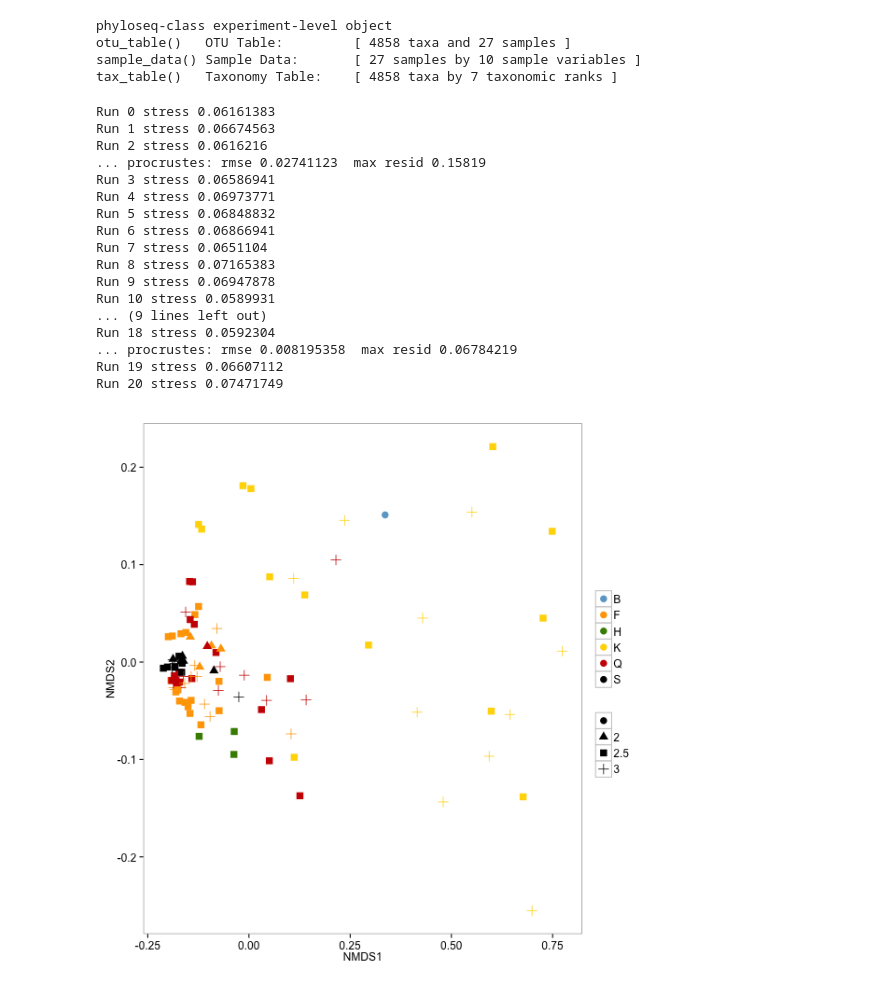
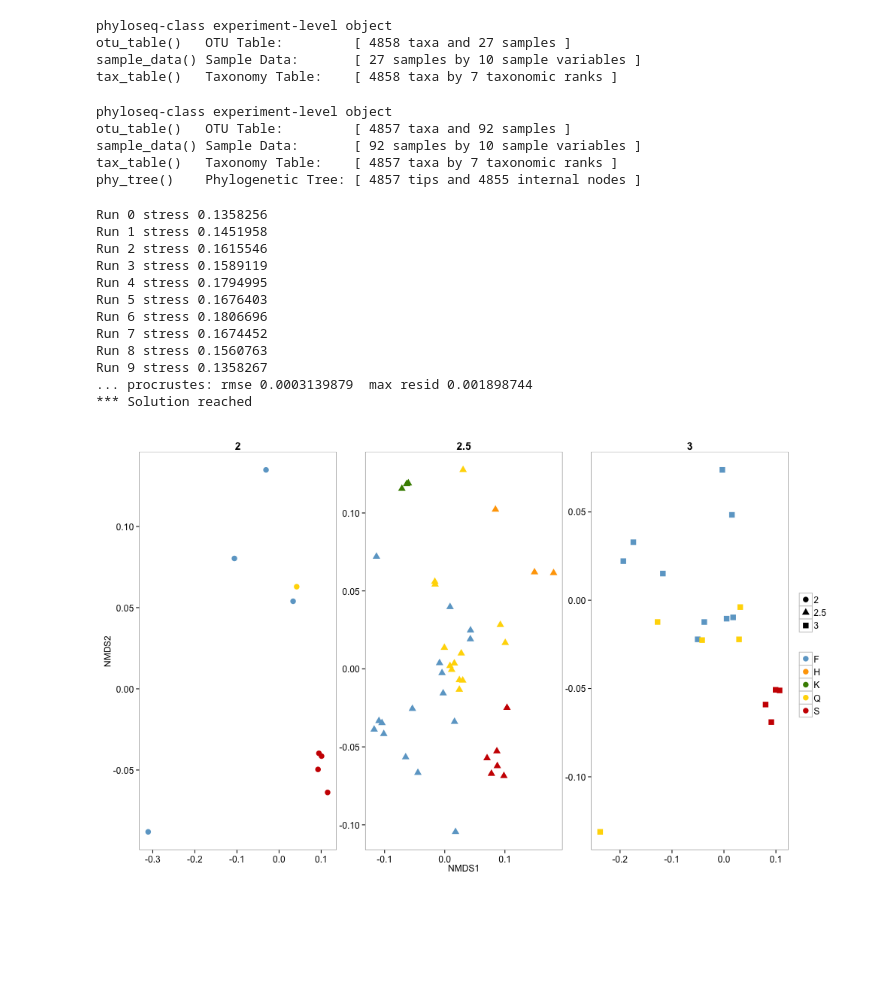
Before and after one commit to TheaWhitman/Mineral16S, a Jupyter notebook: manuscript_figures/Ordination_plots.ipynb, the cells around one changed output. Cells and saved outputs as stored; diff of their text form; code cells hidden in the pictures; blank space fills up the shorter version.

```diff
--- a/manuscript_figures/Ordination_plots.ipynb
+++ b/manuscript_figures/Ordination_plots.ipynb
@@ -75,9 +75,19 @@ phyloseq-class experiment-level object
 otu_table()   OTU Table:         [ 4858 taxa and 27 samples ]
 sample_data() Sample Data:       [ 27 samples by 10 sample variables ]
 tax_table()   Taxonomy Table:    [ 4858 taxa by 7 taxonomic ranks ]
+# %%
+%%R
+ps.no2 <- subset_samples(physeq,Month!=2)
+ps.no2
+# %% [output]
+phyloseq-class experiment-level object
+otu_table()   OTU Table:         [ 4857 taxa and 92 samples ]
+sample_data() Sample Data:       [ 92 samples by 10 sample variables ]
+tax_table()   Taxonomy Table:    [ 4857 taxa by 7 taxonomic ranks ]
+phy_tree()    Phylogenetic Tree: [ 4857 tips and 4855 internal nodes ]
 # %%
 %%R
-ps <- physeq
+ps <- physeq.noSmall
 # %%
 %%R
 # Normalizes the sample counts by the total - i.e., reporting what fraction of each sample each OTU makes up.
@@ -86,29 +96,24 @@ ps_snorm = transform_sample_counts(ps, function(x) x / sum(x))
 %%R
 # Computing the Bray distance matrix and NMDS in parallel
 
-ord.NMDS.full = ordinate(ps_snorm, method = "NMDS", distance = "unifrac")
+ord.NMDS.full = ordinate(ps_snorm, method = "NMDS", distance = "unifrac", weighted=TRUE)
 NMDS.full = plot_ordination(ps_snorm, ord.NMDS.full, axes = c(1,2), justDF = TRUE)
 NMDS.full$Samples = rownames(NMDS.full)
 # %% [output]
-Run 0 stress 0.06161383
-Run 1 stress 0.06674563
-Run 2 stress 0.0616216
-... procrustes: rmse 0.02741123  max resid 0.15819
-Run 3 stress 0.06586941
-Run 4 stress 0.06973771
-Run 5 stress 0.06848832
-Run 6 stress 0.06866941
-Run 7 stress 0.0651104
-Run 8 stress 0.07165383
-Run 9 stress 0.06947878
-Run 10 stress 0.0589931
-... (9 lines left out)
-Run 18 stress 0.0592304
-... procrustes: rmse 0.008195358  max resid 0.06784219
-Run 19 stress 0.06607112
-Run 20 stress 0.07471749
+Run 0 stress 0.1358256
+Run 1 stress 0.1451958
+Run 2 stress 0.1615546
+Run 3 stress 0.1589119
+Run 4 stress 0.1794995
+Run 5 stress 0.1676403
+Run 6 stress 0.1806696
+Run 7 stress 0.1674452
+Run 8 stress 0.1560763
+Run 9 stress 0.1358267
+... procrustes: rmse 0.0003139879  max resid 0.001898744
+*** Solution reached
 # %%
-%%R -h 600 -w 600
+%%R -h 600 -w 1000
 D <- NMDS.full
 # Sets the relevant ordination
 
@@ -120,32 +125,32 @@ colnames(D)[1:2]<-c("NMDS1","NMDS2")
 
 #D$AmdmtName = ifelse(D$Amdmt==1,"PyOM",ifelse(D$Amdmt==2,"Stover","Soil only"))
 #D$AmdmtName = factor(D$AmdmtName, levels=c("Soil only", "PyOM", "Stover"))
 #D$DayName = ifelse(D$Day==1,"Day 12",ifelse(D$Day==2,"Day 82","Day 1"))
 
 # Creates an plot object, using the df.sites data, with the x and y axes specified as the PCoA axes,
 p = ggplot(D, aes(x = NMDS1, y = NMDS2, color = Trtmt, shape = Month))
 
 # Determines the size of the symbols
 p = p  + geom_point(size=3.5) + scale_colour_manual(values=c("skyblue3","orange","chartreuse4","gold1","red3","black"))
 
 p = p + guides(colour = guide_legend(""), shape = guide_legend(""))
 
 # Determines the color theme of the plot overall
 p = p + theme_bw() +
   theme(
     plot.background = element_blank()
    ,panel.grid.major = element_blank()
    ,panel.grid.minor = element_blank()
   ) +
   theme(strip.text.x = element_text(size=14, face="bold"),axis.text = element_text(size=12),legend.text = element_text(size=12),
           strip.background = element_rect(colour="white", fill="white"))
 
 # Displays the plot object
-#p = p + facet_wrap(~Trtmt, scales="free")
+p = p + facet_wrap(~Month, scales="free")
 # The axis scales could be all optimized individually
 # p = p + facet_grid(~Month)
 # Adds a "facet_wrap" to it, which means it will plot it separately by whatever we specify - here, Days
 #plot.full.byDay = p
 p
 # %% [output]
-[figure, old version]
+[figure, new version]
```
Also changed, not shown: 2 other files.
